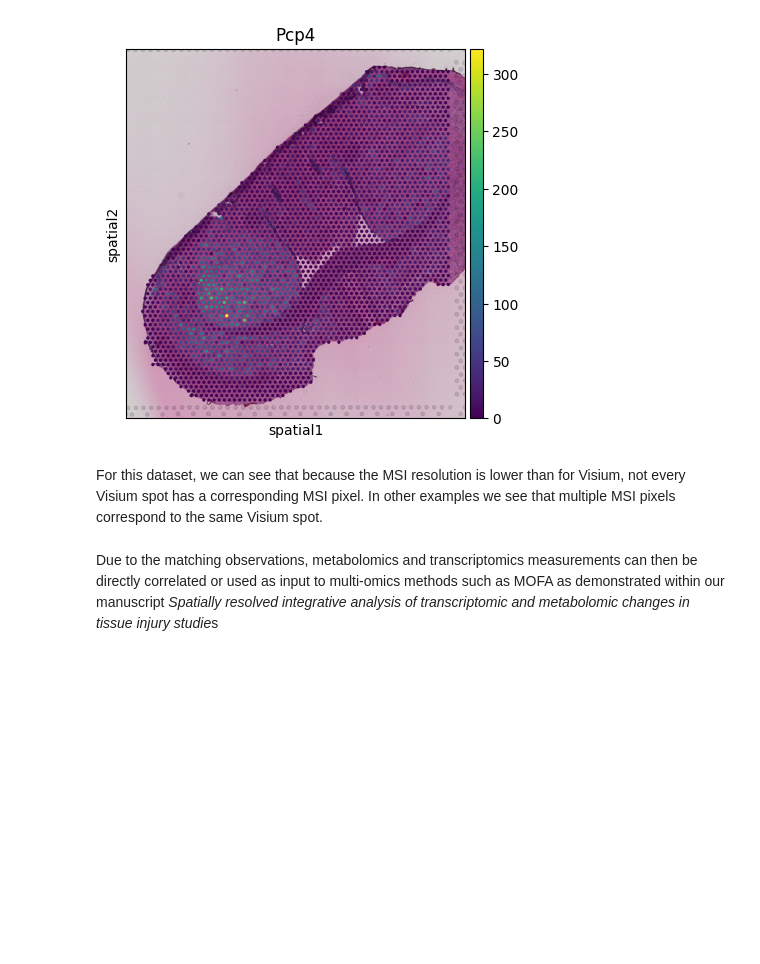
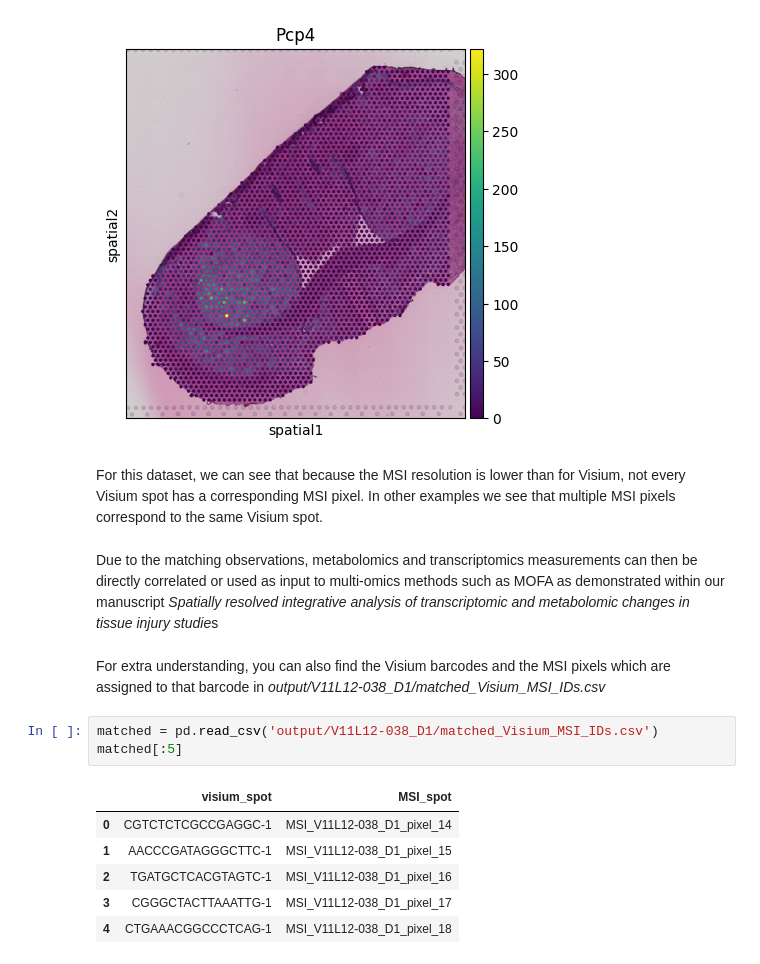
Before and after one commit to Core-Bioinformatics/magpie, a Jupyter notebook: docs/tutorial/SMA_tutorial.ipynb, the cells around one changed output. Saved outputs shown, nothing was run; the diff lists cells and outputs as text; blank space fills up the shorter version.

Commit message:
Add matched Visium/MSI IDs to tutorial

```diff
--- a/docs/tutorial/SMA_tutorial.ipynb
+++ b/docs/tutorial/SMA_tutorial.ipynb
@@ -412,3 +412,15 @@ For this dataset, we can see that because the MSI resolution is lower than for V
 # %% [markdown]
 Due to the matching observations, metabolomics and transcriptomics measurements can then be directly correlated or used as input to multi-omics methods such as MOFA as demonstrated within our manuscript *Spatially resolved integrative analysis of transcriptomic and metabolomic changes
 in tissue injury studie*s
+# %% [markdown]
+For extra understanding, you can also find the Visium barcodes and the MSI pixels which are assigned to that barcode in *output/V11L12-038_D1/matched_Visium_MSI_IDs.csv*
+# %%
+matched = pd.read_csv('output/V11L12-038_D1/matched_Visium_MSI_IDs.csv')
+matched[:5]
+# %% [output]
+|  | visium_spot | MSI_spot |
+| 0 | CGTCTCTCGCCGAGGC-1 | MSI_V11L12-038_D1_pixel_14 |
+| 1 | AACCCGATAGGGCTTC-1 | MSI_V11L12-038_D1_pixel_15 |
+| 2 | TGATGCTCACGTAGTC-1 | MSI_V11L12-038_D1_pixel_16 |
+| 3 | CGGGCTACTTAAATTG-1 | MSI_V11L12-038_D1_pixel_17 |
+| 4 | CTGAAACGGCCCTCAG-1 | MSI_V11L12-038_D1_pixel_18 |
```
Also changed, not shown: 1 other file.
